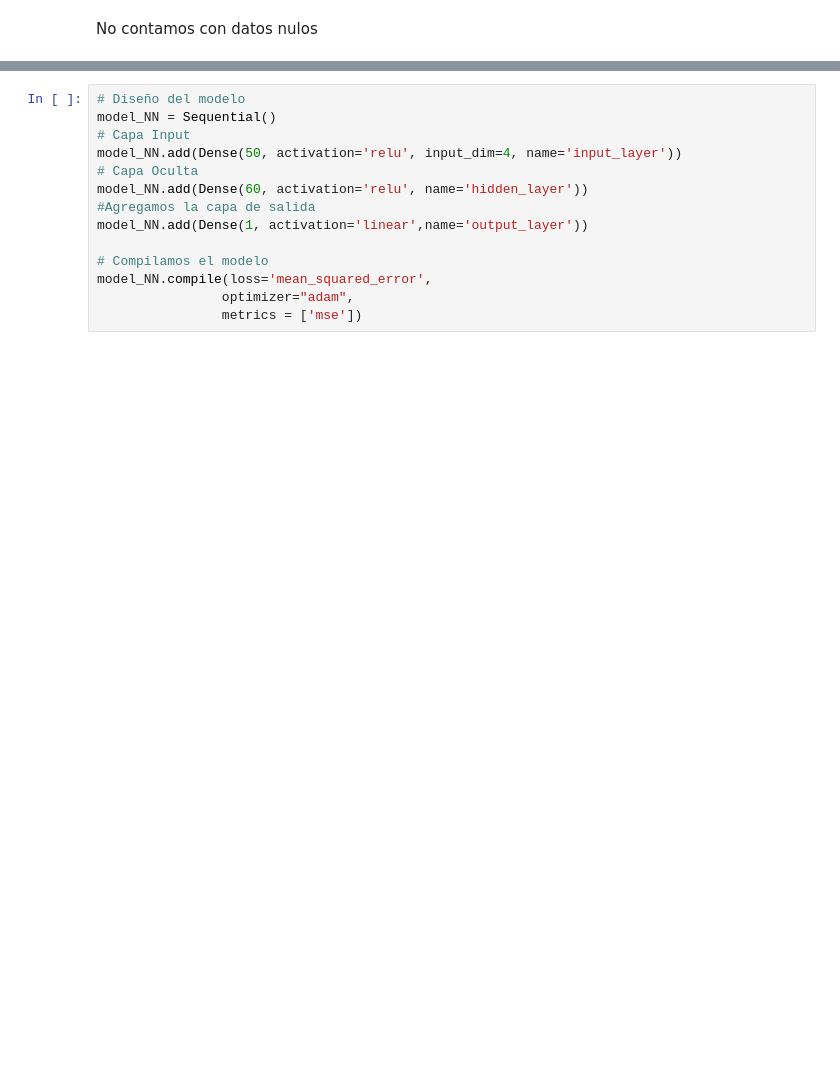
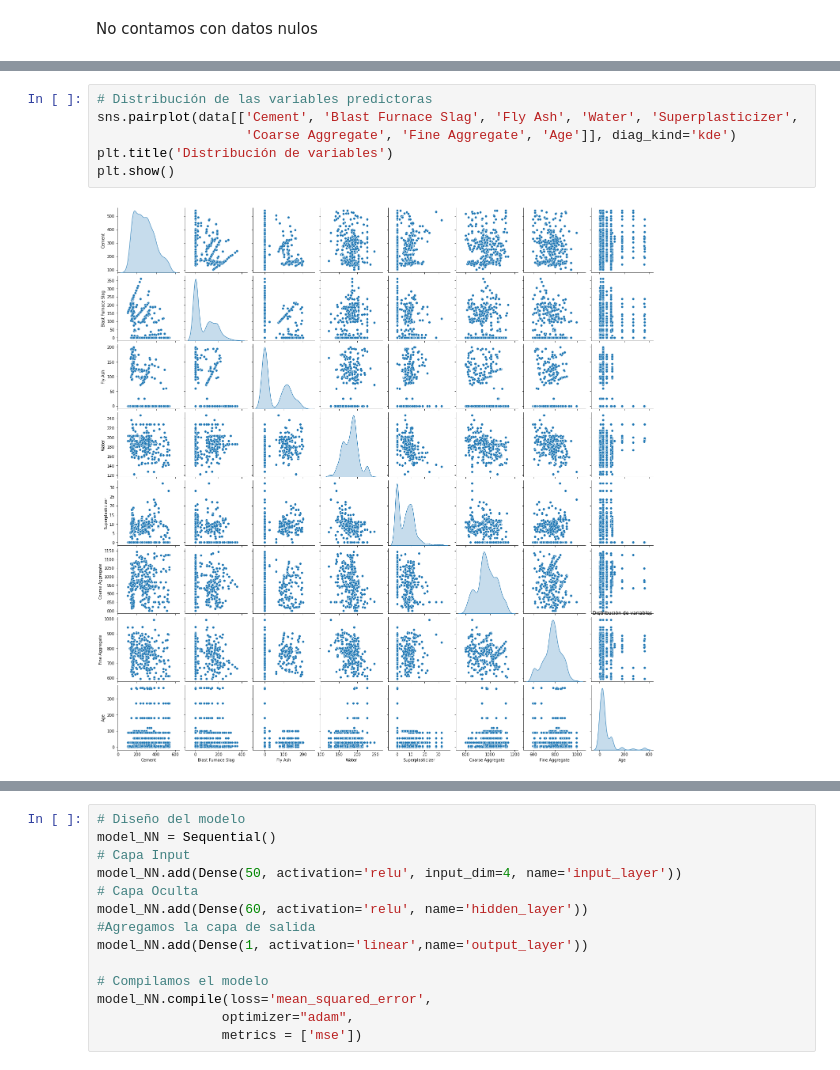
Before and after one commit to JManuelHaces/ProyectoFinal_AprendizajeMaquina, a Jupyter notebook: Proyecto_Final.ipynb, the cells around one changed output, grey strips where cells are left out. Saved outputs shown, nothing was run; the diff lists cells and outputs as text; blank space fills up the shorter version.

```diff
--- a/Proyecto_Final.ipynb
+++ b/Proyecto_Final.ipynb
@@ -243,0 +118,8 @@ R2: 0.7691766654374343
+# %%
+# Distribución de las variables predictoras
+sns.pairplot(data[['Cement', 'Blast Furnace Slag', 'Fly Ash', 'Water', 'Superplasticizer',
+                   'Coarse Aggregate', 'Fine Aggregate', 'Age']], diag_kind='kde')
+plt.title('Distribución de variables')
+plt.show()
+# %% [output]
+[figure, added]
```
Also changed, not shown: parts of 61 cells of this notebook.
